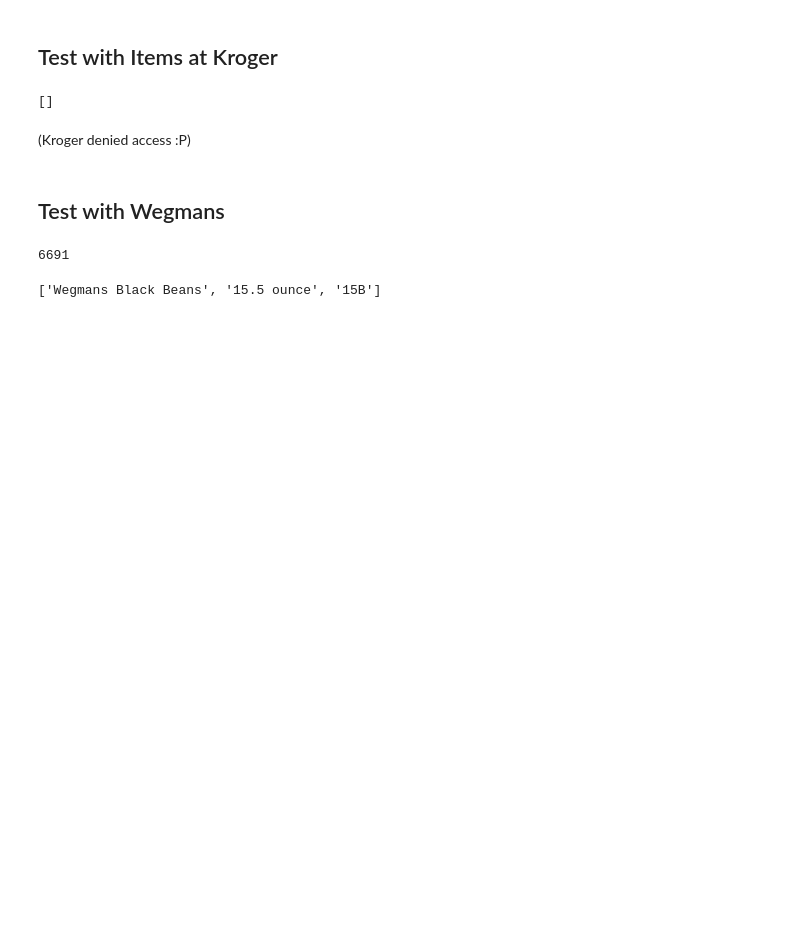
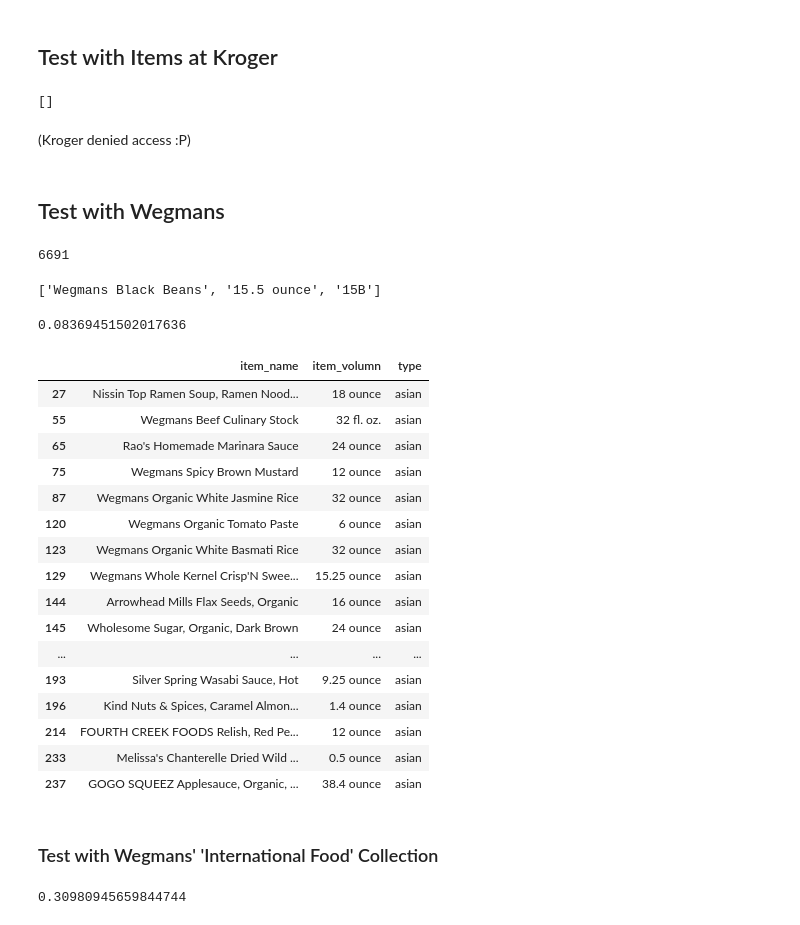
Before and after one commit to ychu19/ml-models, a Jupyter notebook: supermarket_supervised_learning.ipynb, the cells around one changed output. Saved outputs shown, nothing was run; the diff lists cells and outputs as text; code cells hidden in the pictures; blank space fills up the shorter version.

```diff
--- a/supermarket_supervised_learning.ipynb
+++ b/supermarket_supervised_learning.ipynb
@@ -299,0 +324,42 @@ testing[0].split('\n')
+# %%
+columns = {
+    'item_name': wegmans_item_names,
+    'item_volumn': wegmans_item_volumns
+}
+wegmans = pd.DataFrame(data = columns)
+# %%
+wegmans_vect = count_vect.transform(wegmans.item_name)
+wegmans_tf = train_tf_transformer.transform(wegmans_vect)
+# wegmans_nmf = nmf_fit.transform(wegmans_tf)
+# %%
+X = wegmans_tf
+
+y = log_reg.predict(X)
+# %%
+len(y[y == 'asian']) / len(y)
+# %% [output]
+0.08369451502017636
+# %%
+wegmans['type'] = y
+# %%
+wegmans[wegmans['type'] == 'asian'].head(20)
+# %% [output]
+|  | item_name | item_volumn | type |
+| 27 | Nissin Top Ramen Soup, Ramen Nood... | 18 ounce | asian |
+| 55 | Wegmans Beef Culinary Stock | 32 fl. oz. | asian |
+| 65 | Rao's Homemade Marinara Sauce | 24 ounce | asian |
+| 75 | Wegmans Spicy Brown Mustard | 12 ounce | asian |
+| 87 | Wegmans Organic White Jasmine Rice | 32 ounce | asian |
+| 120 | Wegmans Organic Tomato Paste | 6 ounce | asian |
+| 123 | Wegmans Organic White Basmati Rice | 32 ounce | asian |
+| 129 | Wegmans Whole Kernel Crisp'N Swee... | 15.25 ounce | asian |
+| 144 | Arrowhead Mills Flax Seeds, Organic | 16 ounce | asian |
+| 145 | Wholesome Sugar, Organic, Dark Brown | 24 ounce | asian |
+| ... | ... | ... | ... |
+| 193 | Silver Spring Wasabi Sauce, Hot | 9.25 ounce | asian |
+| 196 | Kind Nuts & Spices, Caramel Almon... | 1.4 ounce | asian |
+| 214 | FOURTH CREEK FOODS Relish, Red Pe... | 12 ounce | asian |
+| 233 | Melissa's Chanterelle Dried Wild ... | 0.5 ounce | asian |
+| 237 | GOGO SQUEEZ Applesauce, Organic, ... | 38.4 ounce | asian |
+# %% [markdown]
+### Test with Wegmans' 'International Food' Collection
@@ -299,0 +402,4 @@ testing[0].split('\n')
+# %%
+len(y_intl[y_intl == 'asian']) / len(y_intl)
+# %% [output]
+0.30980945659844744
```
Also changed, not shown: parts of 41 cells of this notebook, 5 other files.
